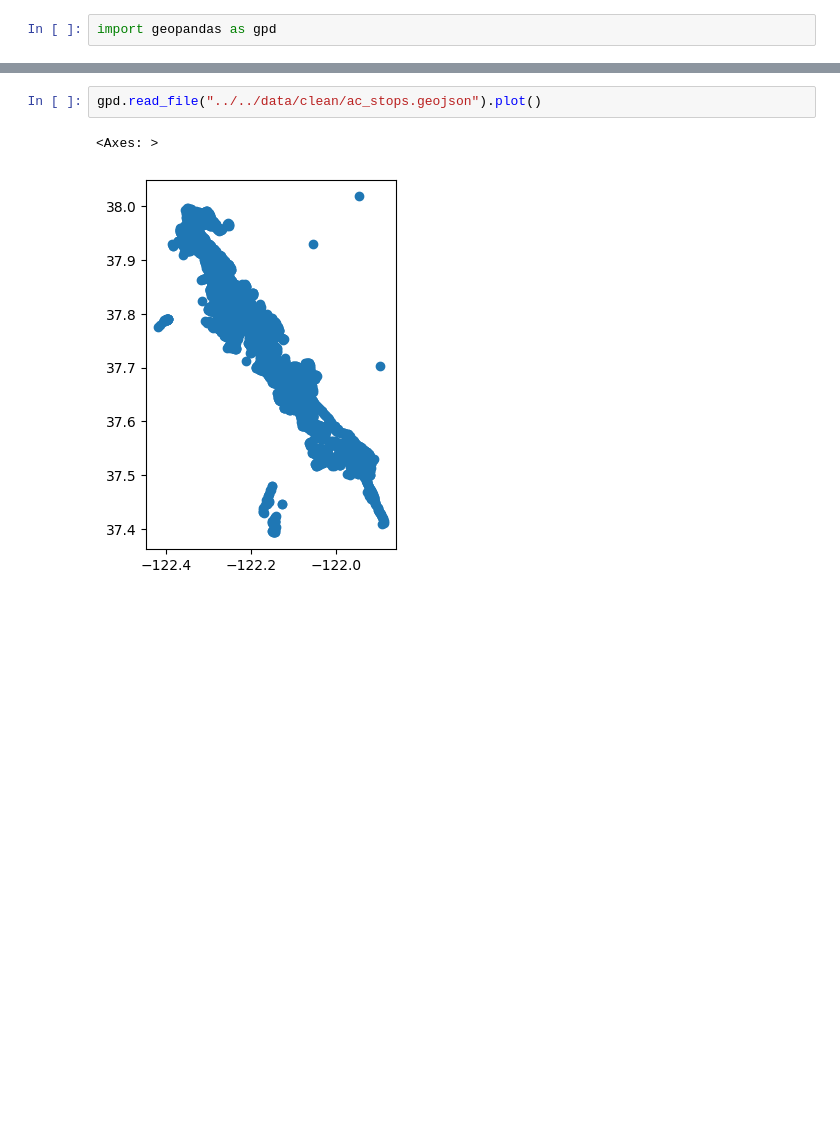
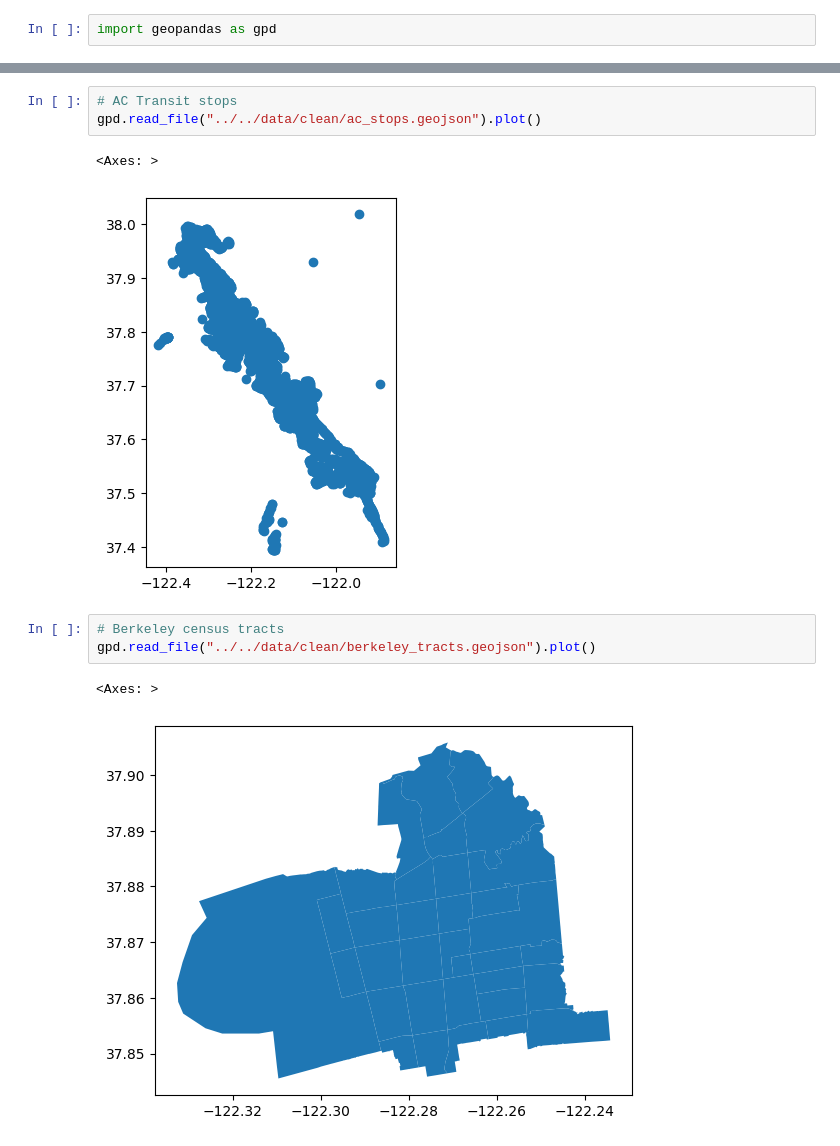
Before and after one commit to lequangvincent/ac-transit-equity, a Jupyter notebook: src/notebooks/visualization.ipynb, the cells around one changed output, grey strips where cells are left out. Saved outputs shown, nothing was run; the diff lists cells and outputs as text; blank space fills up the shorter version.

```diff
--- a/src/notebooks/visualization.ipynb
+++ b/src/notebooks/visualization.ipynb
@@ -11,7 +13,14 @@ gpd.read_file("../../data/clean/berkeley_boundary.geojson").plot()
 <Axes: >
 [figure]
 # %%
+# AC Transit stops
 gpd.read_file("../../data/clean/ac_stops.geojson").plot()
 # %% [output]
 <Axes: >
 [figure]
+# %%
+# Berkeley census tracts
+gpd.read_file("../../data/clean/berkeley_tracts.geojson").plot()
+# %% [output]
+<Axes: >
+[figure, added]
```
Also changed, not shown: parts of 4 cells of this notebook, 3 other files.
